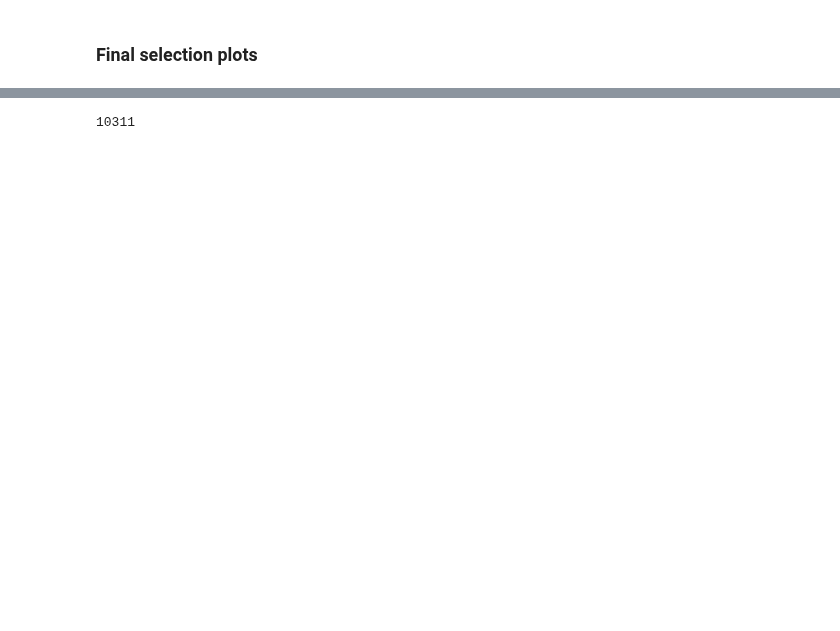
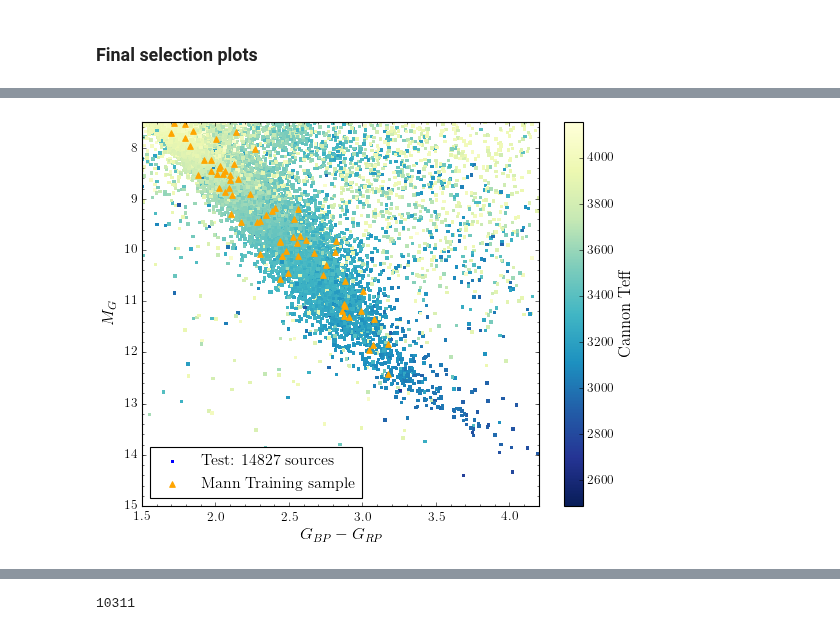
Before and after one commit to jbirky/Mdwarf_project, a Jupyter notebook: cannon_runs/apogee_test/finalize_selection.ipynb, the cells around one changed output, grey strips where cells are left out. Drawn from its saved outputs; the diff is of its cells as text; code cells hidden in the pictures; blank space fills up the shorter version.

```diff
--- a/cannon_runs/apogee_test/finalize_selection.ipynb
+++ b/cannon_runs/apogee_test/finalize_selection.ipynb
@@ -142,3 +149,3 @@ plt.show()
 # %%
-test = test[test['CHI'] < chi_cut]
+test = test[test['CHI_MANN'] < chi_cut]
 # %%
@@ -256,5 +257,5 @@ Mk_cut = [4.3, 9]
 w, h = jk_cut[1] - jk_cut[0], Mk_cut[1] - Mk_cut[0]
 
 jk_sel = test[test['J_K'] > jk_cut[0]][test['J_K'] < jk_cut[1]][test['K_ABS'] > Mk_cut[0]][test['K_ABS'] < Mk_cut[1]]
-jk_rem = test.set_index('ID').subtract(jk_sel.set_index('ID'), fill_value=0)
+# jk_rem = test.set_index('ID').subtract(jk_sel.set_index('ID'), fill_value=0)
 # %%
@@ -490,0 +426,77 @@ plt.show()
+# %%
+pl = plt.scatter(full['BP_RP'], full['G_ABS'], c=full['TEFF'], cmap='YlGnBu_r', edgecolor='none', s=10, marker='s', \
+                 label='Test: %s sources'%(len(full)))
+plt.scatter(mann['BP_RP'], mann['G_ABS'], color='orange', marker='^', label='Mann Training sample', s=25)
+plt.colorbar(pl, orientation='vertical').set_label(r'Cannon Teff', fontsize=15)
+plt.xlabel(r'$G_{BP} - G_{RP}$', fontsize=15)
+plt.ylabel(r'$M_{G}$', fontsize=15)
+plt.ylim(15,7.5)
+plt.xlim(1.5,4.2)
+plt.legend(loc='lower left', scatterpoints=1)
+plt.minorticks_on()
+plt.show()
+
+pl = plt.scatter(full['BP_RP'], full['G_ABS'], c=full['FE_H'], cmap='YlGnBu_r', edgecolor='none', s=10, marker='s', \
+                 label='Test: %s sources'%(len(full)))
+plt.scatter(mann['BP_RP'], mann['G_ABS'], color='orange', marker='^', label='Mann Training sample', s=25)
+plt.colorbar(pl, orientation='vertical').set_label(r'Cannon [Fe/H]', fontsize=15)
+plt.xlabel(r'$G_{BP} - G_{RP}$', fontsize=15)
+plt.ylabel(r'$M_{G}$', fontsize=15)
+plt.ylim(15,7.5)
+plt.xlim(1.5,4.2)
+plt.legend(loc='lower left', scatterpoints=1)
+plt.minorticks_on()
+plt.show()
+
+pl = plt.scatter(full['BP_RP'], full['G_ABS'], c=full['SPT'], cmap='YlGnBu_r', edgecolor='none', s=10, marker='s', \
+                 label='Test: %s sources'%(len(full)))
+plt.scatter(bp_rp_w, g_abs_w, color='orange', marker='^', label='West Training sample', s=25)
+plt.colorbar(pl, orientation='vertical').set_label(r'Cannon SPT', fontsize=15)
+plt.xlabel(r'$G_{BP} - G_{RP}$', fontsize=15)
+plt.ylabel(r'$M_{G}$', fontsize=15)
+plt.ylim(15,7.5)
+plt.xlim(1.5,4.2)
+plt.legend(loc='lower left', scatterpoints=1)
+plt.minorticks_on()
+plt.show()
+
+#=============
+
+
+pl = plt.scatter(test['BP_RP'], test['G_ABS'], c=test['TEFF'], cmap='YlGnBu_r', edgecolor='none', s=10, marker='s', \
+                 label='Test: %s sources'%(len(test)))
+plt.scatter(mann['BP_RP'], mann['G_ABS'], color='orange', marker='^', label='Mann Training sample', s=25)
+plt.colorbar(pl, orientation='vertical').set_label(r'Cannon Teff', fontsize=15)
+plt.xlabel(r'$G_{BP} - G_{RP}$', fontsize=15)
+plt.ylabel(r'$M_{G}$', fontsize=15)
+plt.ylim(15,7.5)
+plt.xlim(1.5,4.2)
+plt.legend(loc='lower left', scatterpoints=1)
+plt.minorticks_on()
+plt.show()
+
+pl = plt.scatter(test['BP_RP'], test['G_ABS'], c=test['FE_H'], cmap='YlGnBu_r', edgecolor='none', s=10, marker='s', \
+                 label='Test: %s sources'%(len(test)))
+plt.scatter(mann['BP_RP'], mann['G_ABS'], color='orange', marker='^', label='Mann Training sample', s=25)
+plt.colorbar(pl, orientation='vertical').set_label(r'Cannon [Fe/H]', fontsize=15)
+plt.xlabel(r'$G_{BP} - G_{RP}$', fontsize=15)
+plt.ylabel(r'$M_{G}$', fontsize=15)
+plt.ylim(15,7.5)
+plt.xlim(1.5,4.2)
+plt.legend(loc='lower left', scatterpoints=1)
+plt.minorticks_on()
+plt.show()
+
+pl = plt.scatter(test['BP_RP'], test['G_ABS'], c=test['SPT'], cmap='YlGnBu_r', edgecolor='none', s=10, marker='s', \
+                 label='Test: %s sources'%(len(test)))
+plt.scatter(bp_rp_w, g_abs_w, color='orange', marker='^', label='West Training sample', s=25)
+plt.colorbar(pl, orientation='vertical').set_label(r'Cannon SPT', fontsize=15)
+plt.xlabel(r'$G_{BP} - G_{RP}$', fontsize=15)
+plt.ylabel(r'$M_{G}$', fontsize=15)
+plt.ylim(15,7.5)
+plt.xlim(1.5,4.2)
+plt.legend(loc='lower left', scatterpoints=1)
+plt.minorticks_on()
+plt.show()
+# %% [output]
+[figure, added]
```
Also changed, not shown: parts of 34 cells of this notebook, 3 other files.
